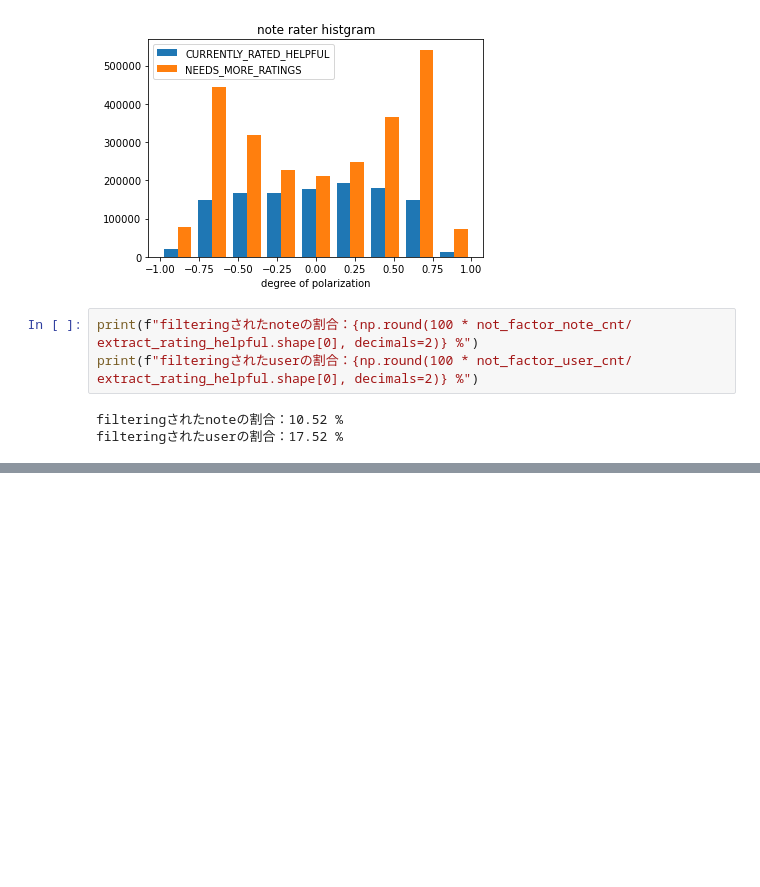
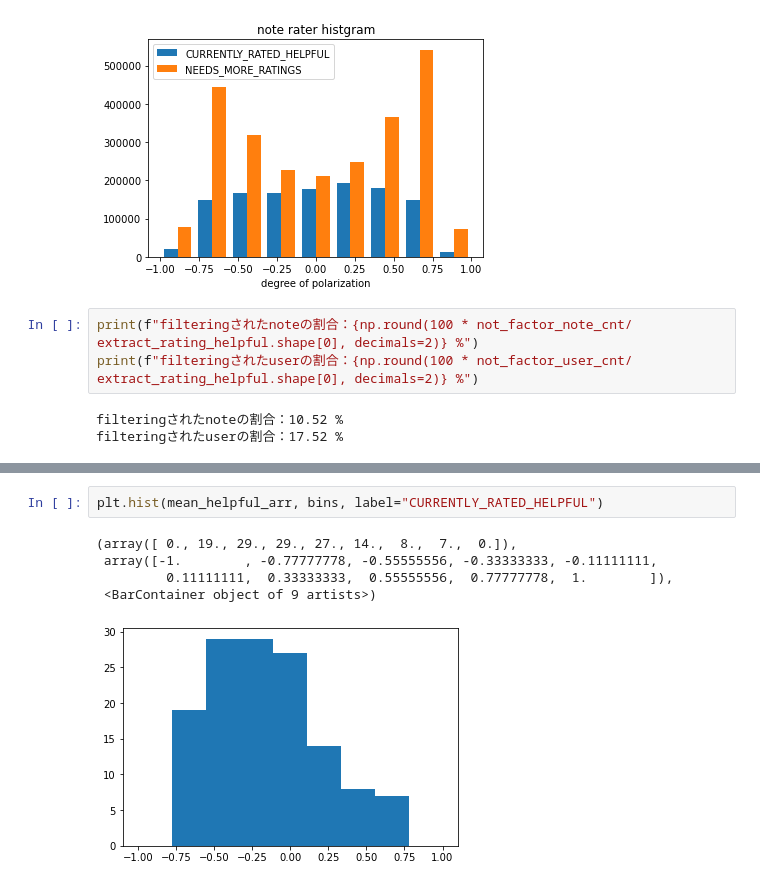
Before and after one commit to SnoozingJellyfish/communitynotes, a Jupyter notebook: note_analysis.ipynb, the cells around one changed output, grey strips where cells are left out. Drawn from its saved outputs; the diff is of its cells as text; blank space fills up the shorter version.

```diff
--- a/note_analysis.ipynb
+++ b/note_analysis.ipynb
@@ -110,0 +204,8 @@ filteringされたuserの割合：17.52 %
+# %%
+plt.hist(mean_helpful_arr, bins, label="CURRENTLY_RATED_HELPFUL")
+# %% [output]
+(array([ 0., 19., 29., 29., 27., 14.,  8.,  7.,  0.]),
+ array([-1.        , -0.77777778, -0.55555556, -0.33333333, -0.11111111,
+         0.11111111,  0.33333333,  0.55555556,  0.77777778,  1.        ]),
+ <BarContainer object of 9 artists>)
+[figure, added]
```
Also changed, not shown: parts of 13 cells of this notebook, 4 other files.
